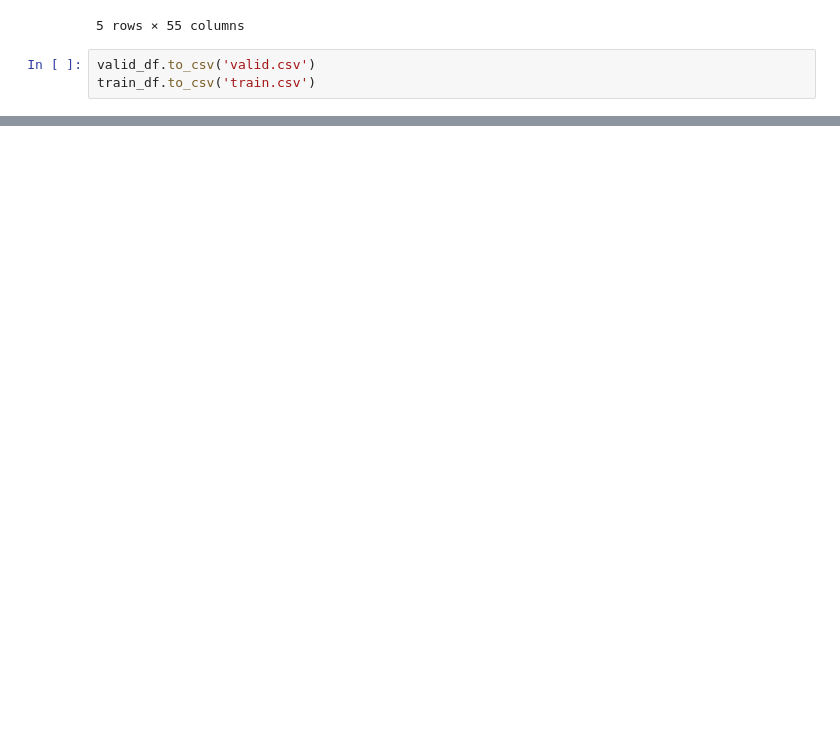
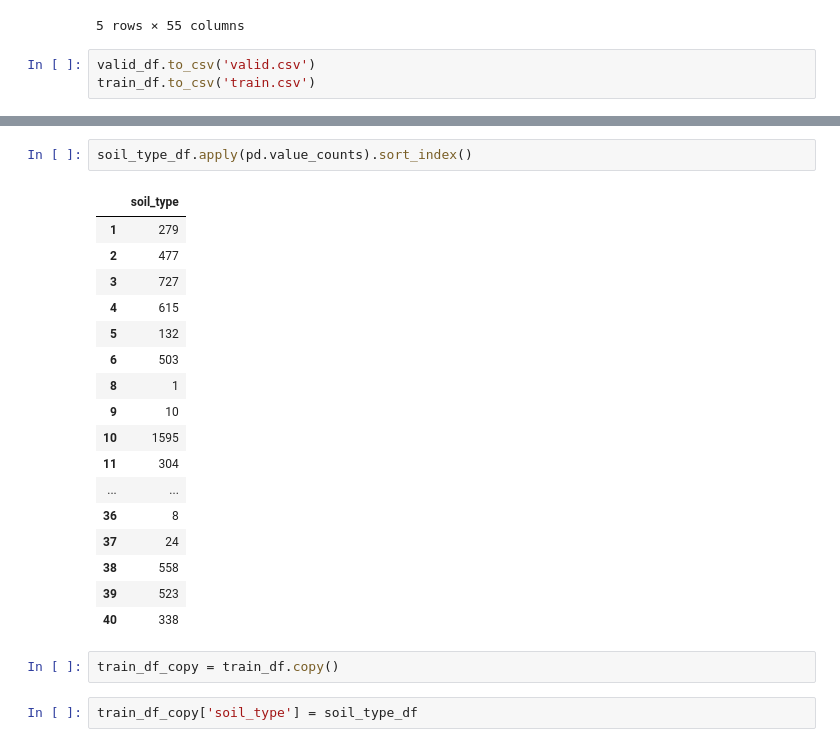
Before and after one commit to k8tems/forest-cover-type-prediction, a Jupyter notebook: 2018-05-14-21-43.ipynb, the cells around one changed output, grey strips where cells are left out. Cells and saved outputs as stored; diff of their text form; blank space fills up the shorter version.

```diff
--- a/2018-05-14-21-43.ipynb
+++ b/2018-05-14-21-43.ipynb
@@ -74,0 +155,24 @@ train_df.to_csv('train.csv')
+# %%
+soil_type_df.apply(pd.value_counts).sort_index()
+# %% [output]
+|  | soil_type |
+| 1 | 279 |
+| 2 | 477 |
+| 3 | 727 |
+| 4 | 615 |
+| 5 | 132 |
+| 6 | 503 |
+| 8 | 1 |
+| 9 | 10 |
+| 10 | 1595 |
+| 11 | 304 |
+| ... | ... |
+| 36 | 8 |
+| 37 | 24 |
+| 38 | 558 |
+| 39 | 523 |
+| 40 | 338 |
+# %%
+train_df_copy = train_df.copy()
+# %%
+train_df_copy['soil_type'] = soil_type_df
```
Also changed, not shown: parts of 19 cells of this notebook.
